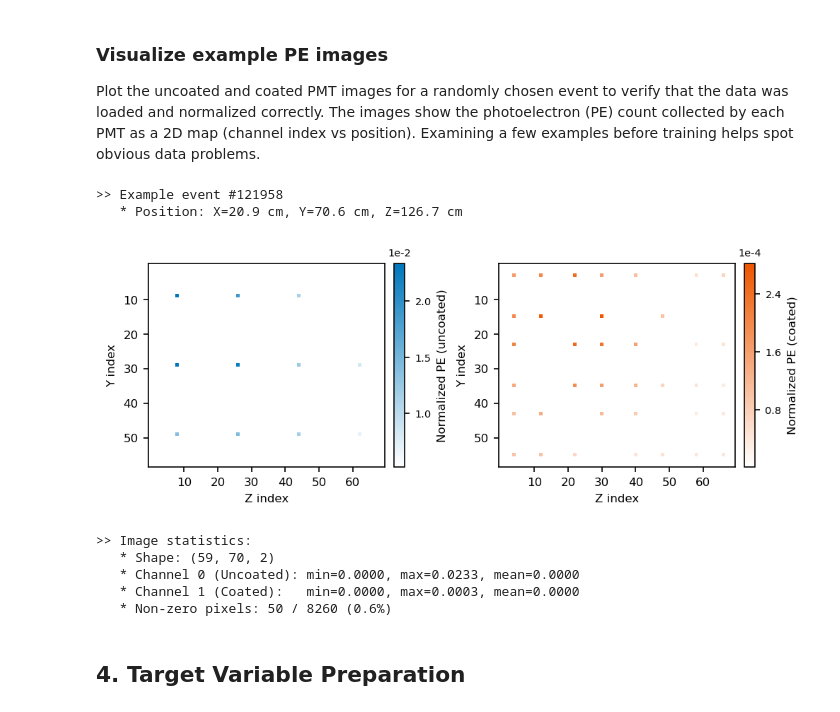
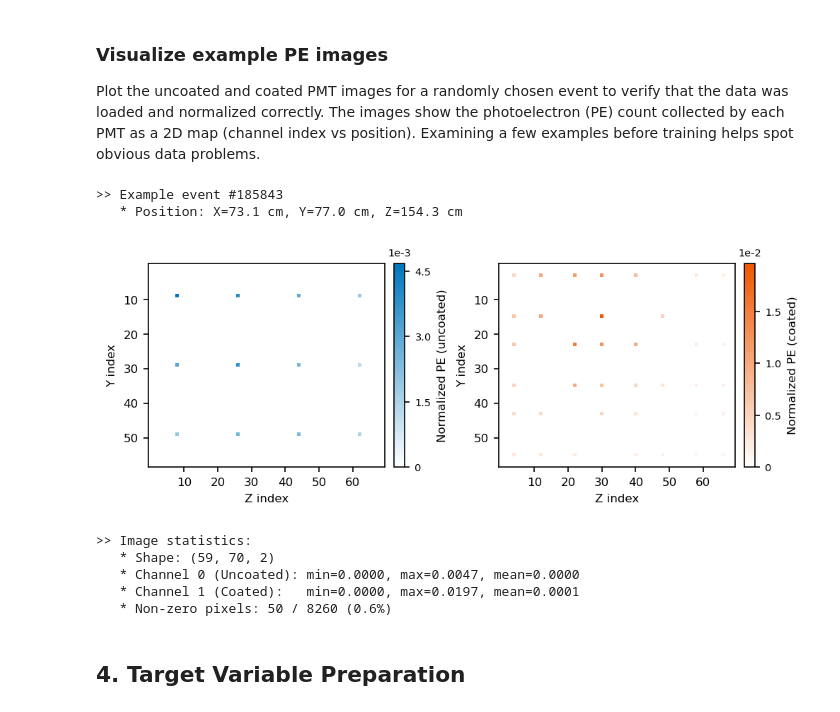
Before and after one commit to SBNSoftware/sbndcode, a Jupyter notebook: sbndcode/NuIntNNOpReco/2-cnn-training-notebooks/PosDirCoords_Training.ipynb, the cells around one changed output. Drawn from its saved outputs; the diff is of its cells as text; code cells hidden in the pictures.

```diff
--- a/sbndcode/NuIntNNOpReco/2-cnn-training-notebooks/PosDirCoords_Training.ipynb
+++ b/sbndcode/NuIntNNOpReco/2-cnn-training-notebooks/PosDirCoords_Training.ipynb
@@ -248,0 +252,34 @@ Total events loaded: 554,528  —  243.0s
+# %%
+# -- Histograma de max_pe_uncoated y max_pe_coated
+mx2 = f_root['dataprep/images/tree'].arrays(['max_pe_uncoated', 'max_pe_coated'],
+                                             entry_stop=int(ok.size), library='np')
+max_u_all = mx2['max_pe_uncoated'][ok]
+max_c_all = mx2['max_pe_coated'][ok]
+del mx2
+
+fig, axes = plt.subplots(1, 2, figsize=(12, 4))
+
+for ax, vals, label, color in zip(
+        axes,
+        [max_u_all, max_c_all],
+        ['max_pe_uncoated', 'max_pe_coated'],
+        ['steelblue', 'darkorange']):
+    p99  = np.percentile(vals, 99)
+    p999 = np.percentile(vals, 99.9)
+    ax.hist(vals, bins=100, color=color, alpha=0.75, log=True)
+    ax.axvline(p99,  color='red',    linestyle='--', label=f'p99  = {p99:.0f}')
+    ax.axvline(p999, color='purple', linestyle='--', label=f'p99.9 = {p999:.0f}')
+    ax.axvline(vals.max(), color='black', linestyle=':', label=f'max = {vals.max():.0f}')
+    ax.set_xlabel('max PE per event', fontsize=12)
+    ax.set_ylabel('Eventos (log)', fontsize=12)
+    ax.set_title(label, fontsize=13)
+    ax.legend(fontsize=10)
+
+plt.tight_layout()
+plt.savefig(os.path.join(SAVE_DIR, 'hist_max_pe.png'), dpi=150, bbox_inches='tight')
+plt.savefig(os.path.join(SAVE_DIR, 'hist_max_pe.pdf'), bbox_inches='tight')
+plt.show()
+print(f'uncoated -- mean={max_u_all.mean():.1f}  median={np.median(max_u_all):.1f}  '
+      f'p99={np.percentile(max_u_all,99):.1f}  p99.9={np.percentile(max_u_all,99.9):.1f}  max={max_u_all.max():.1f}')
+print(f'coated   -- mean={max_c_all.mean():.1f}  median={np.median(max_c_all):.1f}  '
+      f'p99={np.percentile(max_c_all,99):.1f}  p99.9={np.percentile(max_c_all,99.9):.1f}  max={max_c_all.max():.1f}')
@@ -270,8 +311,9 @@ def nice_vmax(v):
     mag = 10 ** math.floor(math.log10(v))
     return math.ceil(v / (mag / 2)) * (mag / 2)
 
-np.random.seed(42)
-event_idx = np.random.randint(0, len(images))
+# p99.5 de PMTs activos
+nonzero_count = (images[:, :, :, 1] > 0).sum(axis=(1,2))
+event_idx = int(np.argsort(nonzero_count)[int(0.995 * len(nonzero_count))])
 print(f'>> Example event #{event_idx}')
 print(f'   * Position: X={dEpromx_final[event_idx]:.1f} cm, Y={dEpromy_final[event_idx]:.1f} cm, Z={dEpromz_final[event_idx]:.1f} cm')
 
@@ -285,42 +327,41 @@ fig, axes = plt.subplots(1, 2, figsize=(6.6, 2.5), constrained_layout=True)
 for ax, data, cmap, label in zip(
         axes,
         [img_u, img_c],
         [cmap_u, cmap_c],
         ['Normalized PE (uncoated)', 'Normalized PE (coated)']):
-    vmax = nice_vmax(float(data.max()))
-    im = ax.imshow(data, cmap=cmap, aspect='auto', origin='upper')
+    im = ax.imshow(data, cmap=cmap, aspect='auto', origin='upper', vmin=0)
     ax.set_xticks([10, 20, 30, 40, 50, 60])
     ax.set_yticks([10, 20, 30, 40, 50])
     ax.set_xlabel('Z index', fontsize=8)
     ax.set_ylabel('Y index', fontsize=8)
     ax.tick_params(labelsize=8)
     cb = fig.colorbar(im, ax=ax, fraction=0.046, pad=0.04)
     cb.set_label(label, fontsize=8)
     cb.locator = MaxNLocator(nbins=4, min_n_ticks=3)
     dmax = float(data.max())
     exp = int(math.floor(math.log10(dmax))) if dmax > 0 else 0
     cb.formatter = FuncFormatter(lambda x, _, e=exp: f'{x/10**e:.1f}' if x != 0 else '0')
     cb.update_ticks()
     cb.ax.tick_params(labelsize=7)
     cb.ax.set_title(f'1e{exp:d}', fontsize=7, pad=5)
 
 plt.savefig(f'{SAVE_DIR}/pe_images_example.png', dpi=500, bbox_inches='tight')
 plt.savefig(f'{SAVE_DIR}/pe_images_example.pdf', bbox_inches='tight')
 plt.show()
 
 print(f'\n>> Image statistics:')
 print(f'   * Shape: {img.shape}')
 print(f'   * Channel 0 (Uncoated): min={img[:,:,0].min():.4f}, max={img[:,:,0].max():.4f}, mean={img[:,:,0].mean():.4f}')
 print(f'   * Channel 1 (Coated):   min={img[:,:,1].min():.4f}, max={img[:,:,1].max():.4f}, mean={img[:,:,1].mean():.4f}')
 print(f'   * Non-zero pixels: {np.count_nonzero(img)} / {img.size} ({100*np.count_nonzero(img)/img.size:.1f}%)')
 # %% [output]
->> Example event #121958
-   * Position: X=20.9 cm, Y=70.6 cm, Z=126.7 cm
+>> Example event #185843
+   * Position: X=73.1 cm, Y=77.0 cm, Z=154.3 cm
-[figure, old version]
+[figure, new version]
 >> Image statistics:
    * Shape: (59, 70, 2)
-   * Channel 0 (Uncoated): min=0.0000, max=0.0233, mean=0.0000
-   * Channel 1 (Coated):   min=0.0000, max=0.0003, mean=0.0000
+   * Channel 0 (Uncoated): min=0.0000, max=0.0047, mean=0.0000
+   * Channel 1 (Coated):   min=0.0000, max=0.0197, mean=0.0001
    * Non-zero pixels: 50 / 8260 (0.6%)
 # %% [markdown]
 ## 4. Target Variable Preparation
```
Also changed, not shown: parts of 17 cells of this notebook, 9 other files.
